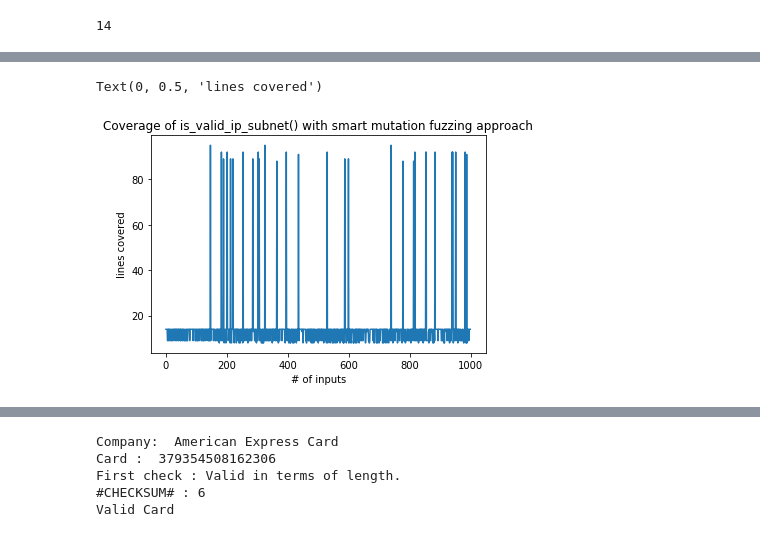
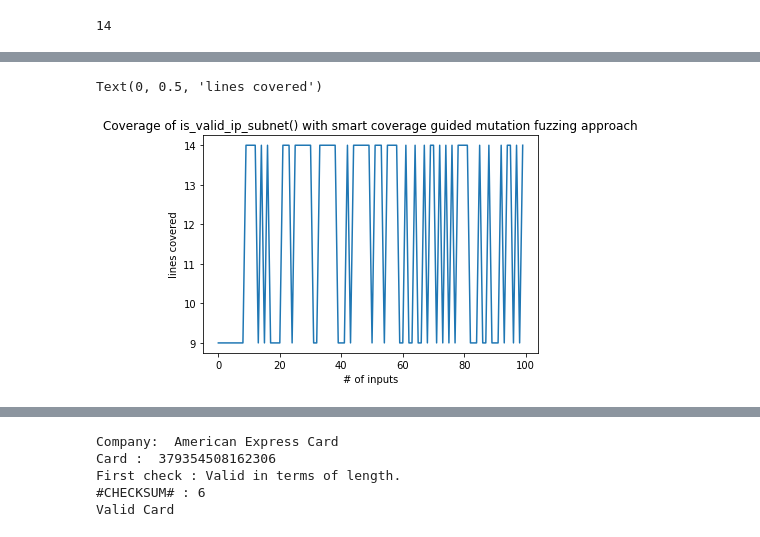
Before and after one commit to PrashanthiRamesh/SOEN-7481-Assignment-2, a Jupyter notebook: Coverage Guided Fuzzer.ipynb, the cells around one changed output, grey strips where cells are left out. Saved outputs shown, nothing was run; the diff lists cells and outputs as text; code cells hidden in the pictures.

```diff
--- a/Coverage Guided Fuzzer.ipynb
+++ b/Coverage Guided Fuzzer.ipynb
@@ -367,3 +460,19 @@ input Subet Mask is 23.98.0.0
 # %% [markdown]
 + pure random fuzzer- ip address might be valid but subnet mask will be invalid for the 1000 trials. Even if we increase the trials 10 times, it will not make any difference.
 + semi random fuzzer- ip address will be valid all the time and we are going to set the 3rd and 4th octet to 0 and randomize 1st and 2nd octet between 0 to 255. With 1000 trials, the probability of getting a valid subnet mask is very low but we can get . If we increase the trials to 10000, we have a better chance of finding a valid subnet mask.
+# %%
+# Coverage for Semi Random Fuzzer- Program 1
+
+valid_inputs = []
+trials = 100
+cumulative_coverage=[]
+
+for i in range(trials):
+    seed={'ip':semi_random_ip_fuzz(), 'subnet':semi_random_subnet_fuzz()}
+    coverage=calculate_coverage_2_input(seed, is_valid_ip_subnet)
+    #print(seed)
+    cumulative_coverage.append(coverage)
+    if is_valid_ip_subnet(input_ip, input_subnet):
+        valid_inputs.append({"ip":input_ip, "subnet":input_subnet})
+
+cumulative_coverage
@@ -419,6 +559,8 @@ Network_Fuzzer.ip_flip("127.0.0.1")
 # %%
+# frequency of valid inputs using mutation fuzzing approach- program 1
+
 valid_inputs = []
-trials = 1000
+trials = 100
 
 for i in range(trials):
     input_ip = Network_Fuzzer.fuzz_ip("182.168.100.124")
@@ -451,0 +594,16 @@ input Subet Mask is 254.255.0.0
+# %%
+# Coverage for Mutation Fuzzer- Program 1
+
+valid_inputs = []
+trials = 100
+cumulative_coverage=[]
+
+for i in range(trials):
+    seed={'ip':Network_Fuzzer.fuzz_ip("182.168.100.124"), 'subnet':Network_Fuzzer.fuzz_ip("255.255.0.0")}
+    coverage=calculate_coverage_2_input(seed, is_valid_ip_subnet)
+    #print(seed)
+    cumulative_coverage.append(coverage)
+    if is_valid_ip_subnet(input_ip, input_subnet):
+        valid_inputs.append({"ip":input_ip, "subnet":input_subnet})
+
+cumulative_coverage
@@ -512,7 +682,7 @@ calculate_coverage_2_input(seed, is_valid_ip_subnet)
 # %% [output]
 14
 # %%
-trials = 1000
+trials = 100
 
 #[{'input':{'ip':'','subnet':''},'coverage':''}
 cumulative_coverage = []
@@ -578,14 +732,14 @@ Mask bits: 23
  14]
 # %%
-# Plot for pure random approach
+# Plot for smart coverage guided approach- Program 1
 
 import matplotlib.pyplot as plt
 %matplotlib inline
 
 plt.plot(cumulative_coverage)
-plt.title('Coverage of is_valid_ip_subnet() with smart mutation fuzzing approach')
+plt.title('Coverage of is_valid_ip_subnet() with smart coverage guided mutation fuzzing approach')
 plt.xlabel('# of inputs')
 plt.ylabel('lines covered')
 # %% [output]
 Text(0, 0.5, 'lines covered')
-[figure, old version]
+[figure, new version]
```
Also changed, not shown: parts of 62 cells of this notebook.
